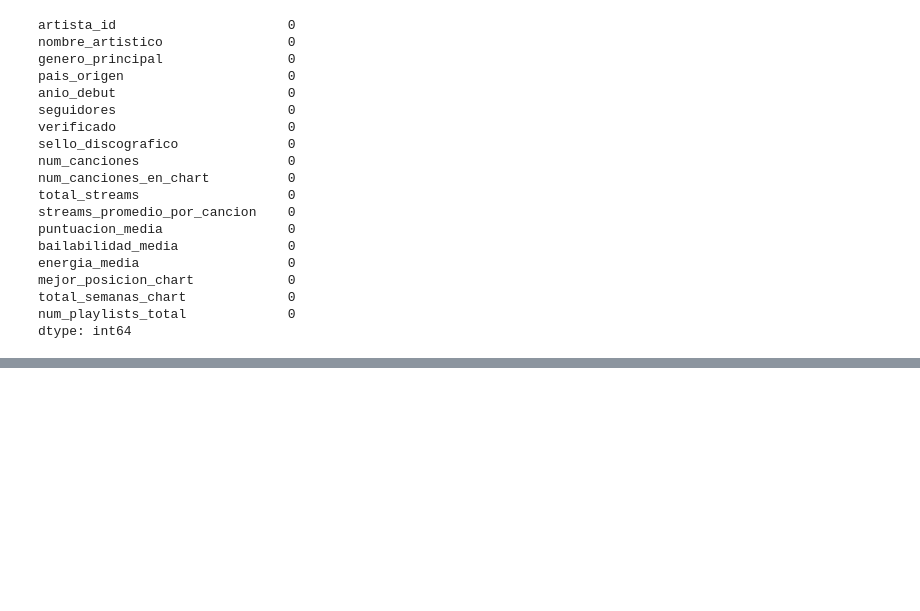
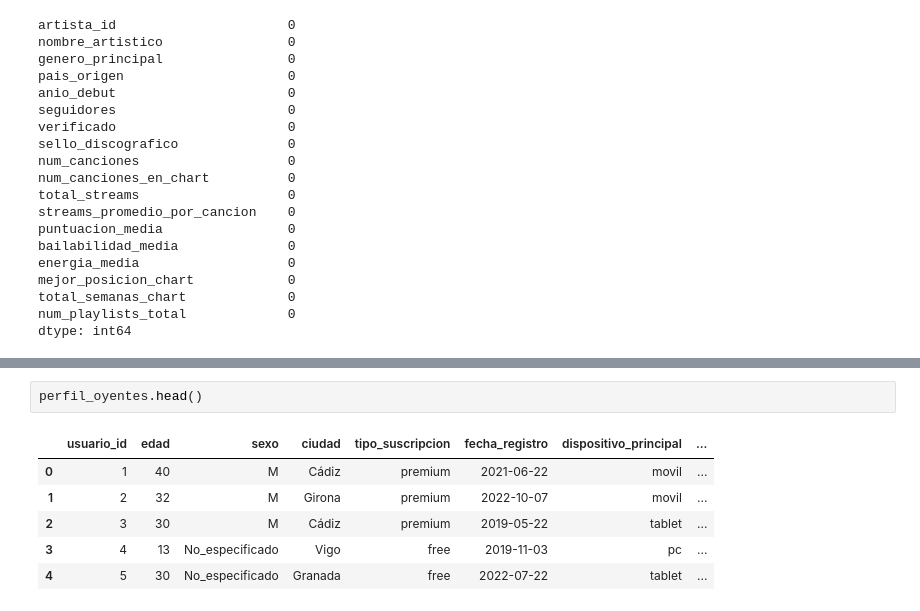
Before and after one commit to MetalMaxALIZ/Proyecto_Data_Wizards, a Jupyter notebook: main.ipynb, the cells around one changed output, grey strips where cells are left out. Cells and saved outputs as stored; diff of their text form; blank space fills up the shorter version.

```diff
--- a/main.ipynb
+++ b/main.ipynb
@@ -93,0 +334,9 @@ dtype: int64
+# %%
+perfil_oyentes.head()
+# %% [output]
+|  | usuario_id | edad | sexo | ciudad | tipo_suscripcion | fecha_registro | dispositivo_principal | ... |
+| 0 | 1 | 40 | M | Cádiz | premium | 2021-06-22 | movil | ... |
+| 1 | 2 | 32 | M | Girona | premium | 2022-10-07 | movil | ... |
+| 2 | 3 | 30 | M | Cádiz | premium | 2019-05-22 | tablet | ... |
+| 3 | 4 | 13 | No_especificado | Vigo | free | 2019-11-03 | pc | ... |
+| 4 | 5 | 30 | No_especificado | Granada | free | 2022-07-22 | tablet | ... |
```
Also changed, not shown: parts of 38 cells of this notebook.
